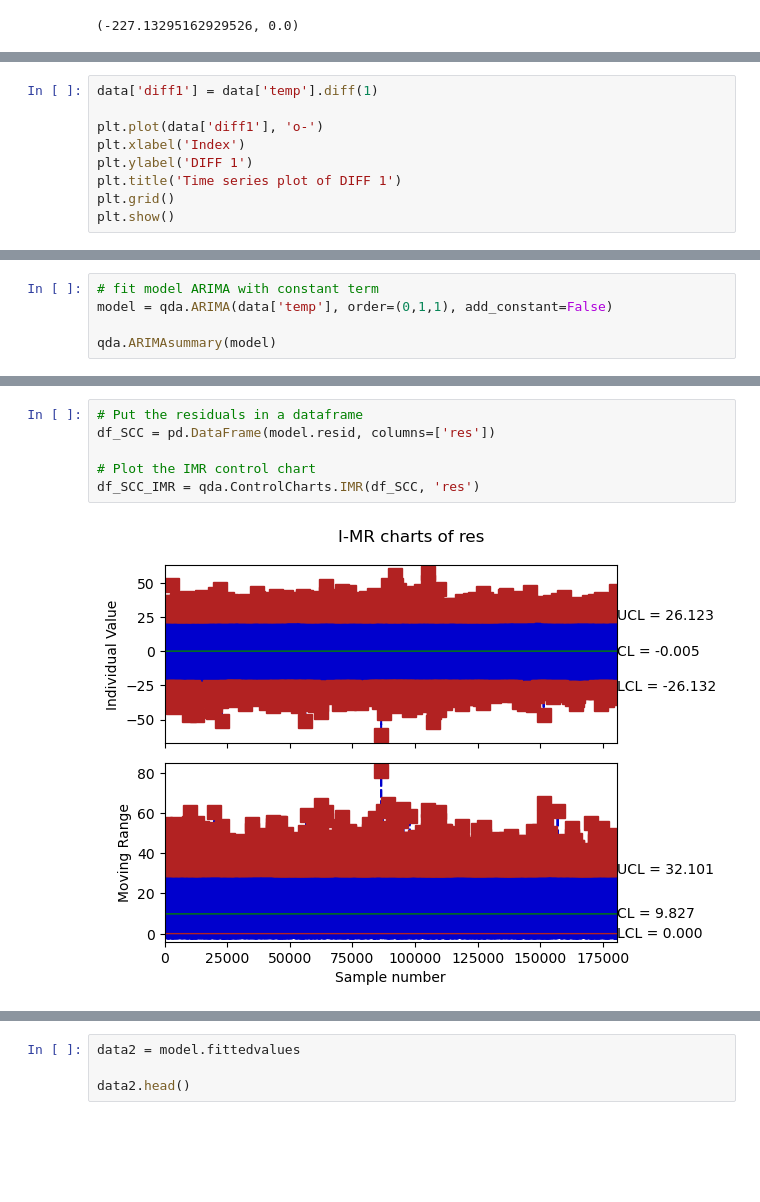
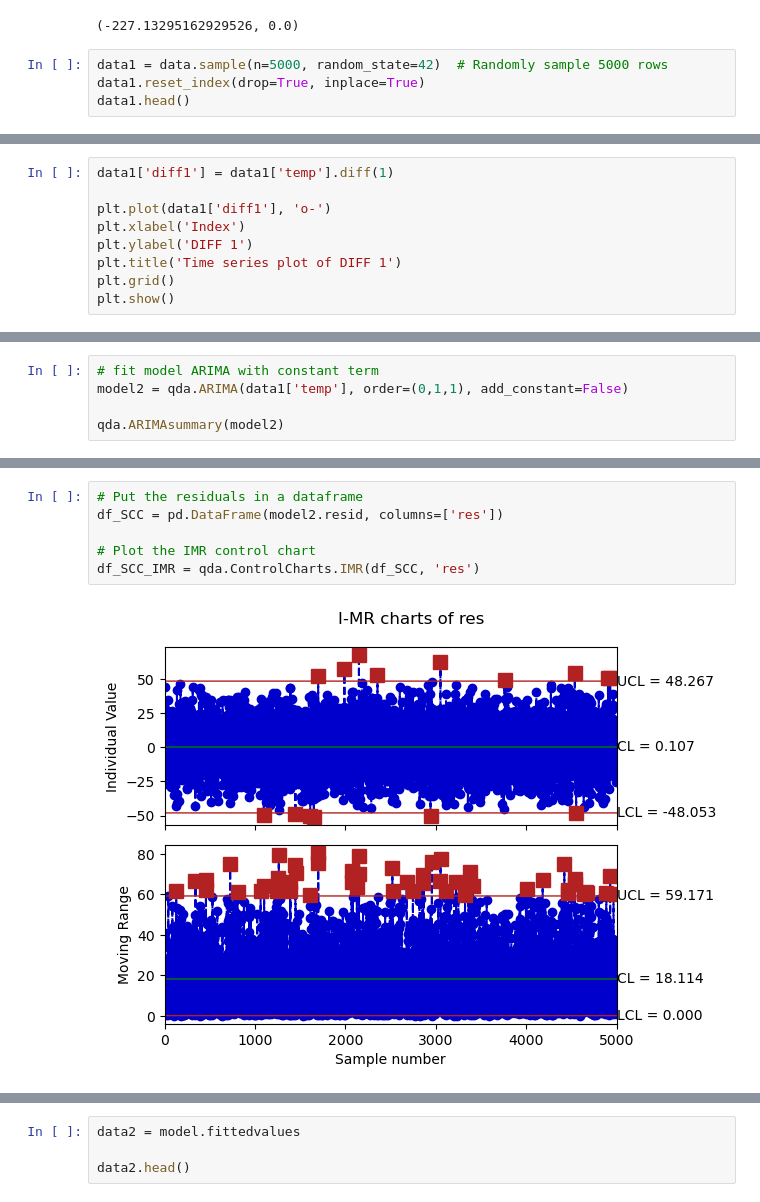
Before and after one commit to Cimap-dev/qda-project, a Jupyter notebook: ARIMAginni.ipynb, the cells around one changed output, grey strips where cells are left out. Drawn from its saved outputs; the diff is of its cells as text; blank space fills up the shorter version.

Commit message:
ARIMA 2 test

```diff
--- a/ARIMAginni.ipynb
+++ b/ARIMAginni.ipynb
@@ -27,3 +27,7 @@ Runs test statistic = -227.133
 Runs test p-value = 0.000
 [figure]
 (-227.13295162929526, 0.0)
+# %%
+data1 = data.sample(n=5000, random_state=42)  # Randomly sample 5000 rows
+data1.reset_index(drop=True, inplace=True)
+data1.head()
@@ -30,7 +48,7 @@ Runs test p-value = 0.000
 # %%
-data['diff1'] = data['temp'].diff(1)
+data1['diff1'] = data1['temp'].diff(1)
 
-plt.plot(data['diff1'], 'o-')
+plt.plot(data1['diff1'], 'o-')
 plt.xlabel('Index')
 plt.ylabel('DIFF 1')
 plt.title('Time series plot of DIFF 1')
@@ -76,8 +94,8 @@ RESIDUAL SUM OF SQUARES
 # %%
 # fit model ARIMA with constant term
-model = qda.ARIMA(data['temp'], order=(0,1,1), add_constant=False)
+model2 = qda.ARIMA(data1['temp'], order=(0,1,1), add_constant=False)
 
-qda.ARIMAsummary(model)
+qda.ARIMAsummary(model2)
 # %% [output]
 ---------------------
 ARIMA MODEL RESULTS
@@ -129,9 +141,9 @@ plt.show()
 # %%
 # Put the residuals in a dataframe
-df_SCC = pd.DataFrame(model.resid, columns=['res'])
+df_SCC = pd.DataFrame(model2.resid, columns=['res'])
 
 # Plot the IMR control chart
 df_SCC_IMR = qda.ControlCharts.IMR(df_SCC, 'res')
 # %% [output]
-[figure, old version]
+[figure, new version]
 # %%
```
Also changed, not shown: parts of 13 cells of this notebook, 1 other file.
